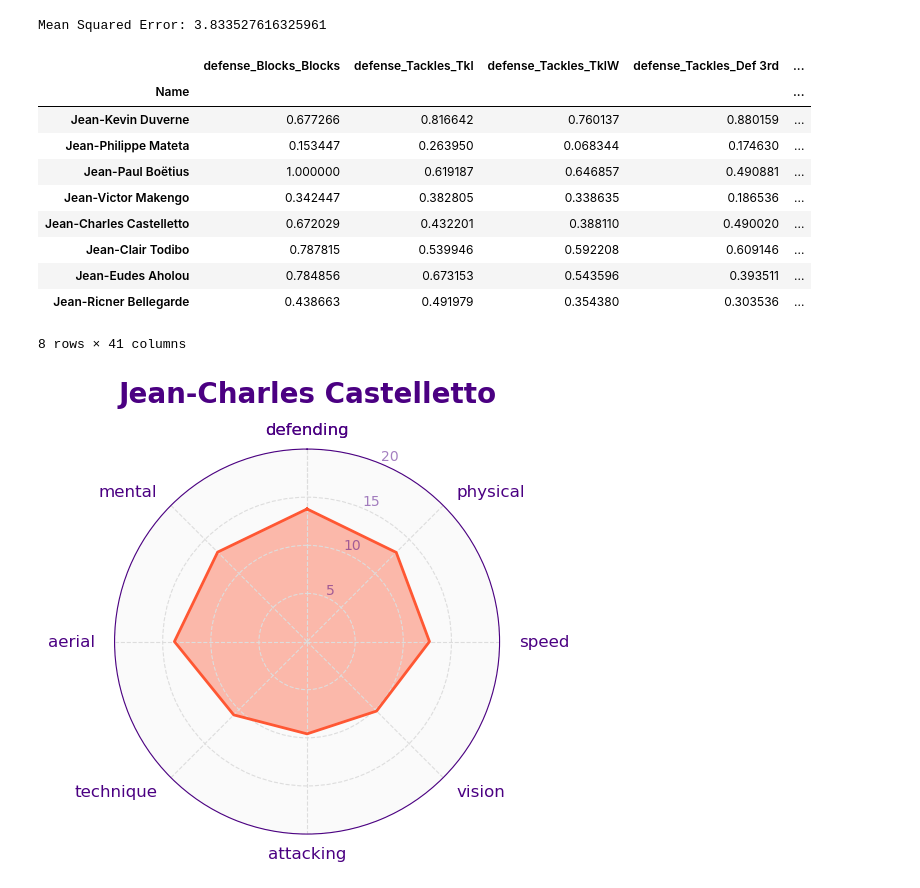
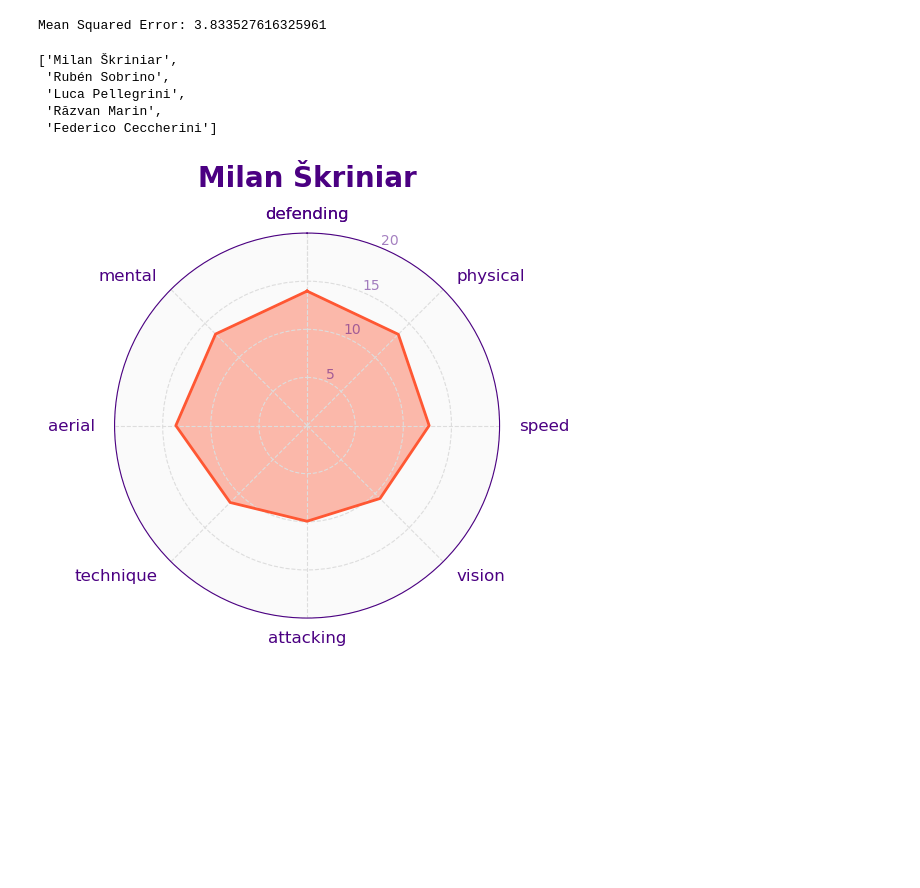
Before and after one commit to alibekk93/FM_skills_prediction, a Jupyter notebook: notebooks/03_MVPs.ipynb, the cells around one changed output. Saved outputs shown, nothing was run; the diff lists cells and outputs as text; code cells hidden in the pictures; blank space fills up the shorter version.

```diff
--- a/notebooks/03_MVPs.ipynb
+++ b/notebooks/03_MVPs.ipynb
@@ -62,17 +62,3 @@ Mean Squared Error: 3.833527616325961
 import matplotlib.pyplot as plt
 import seaborn as sns
 from modules.fm_functions import *
-# %%
-X[X.index.str[:5]=='Jean-']
-# %% [output]
-|  | defense_Blocks_Blocks | defense_Tackles_Tkl | defense_Tackles_TklW | defense_Tackles_Def 3rd | ... |
-| Name |  |  |  |  | ... |
-| Jean-Kevin Duverne | 0.677266 | 0.816642 | 0.760137 | 0.880159 | ... |
-| Jean-Philippe Mateta | 0.153447 | 0.263950 | 0.068344 | 0.174630 | ... |
-| Jean-Paul Boëtius | 1.000000 | 0.619187 | 0.646857 | 0.490881 | ... |
-| Jean-Victor Makengo | 0.342447 | 0.382805 | 0.338635 | 0.186536 | ... |
-| Jean-Charles Castelletto | 0.672029 | 0.432201 | 0.388110 | 0.490020 | ... |
-| Jean-Clair Todibo | 0.787815 | 0.539946 | 0.592208 | 0.609146 | ... |
-| Jean-Eudes Aholou | 0.784856 | 0.673153 | 0.543596 | 0.393511 | ... |
-| Jean-Ricner Bellegarde | 0.438663 | 0.491979 | 0.354380 | 0.303536 | ... |
-8 rows × 41 columns
@@ -79,14 +107,22 @@ X[X.index.str[:5]=='Jean-']
+# %%
+find_most_similar_strings('skrinj', X.index)
+# %% [output]
+['Milan Škriniar',
+ 'Rubén Sobrino',
+ 'Luca Pellegrini',
+ 'Răzvan Marin',
+ 'Federico Ceccherini']
 # %%
-test_name = 'Jean-Charles Castelletto'
+test_name = 'Milan Škriniar'
 
 predictions = mlp.predict(X.loc[[test_name]].values)
 
 test = pd.Series(predictions[0], index=y.columns)
 test['Name'] = test_name
 test = calculate_skill_nodes(test)
 plot_fm_radar(test, gk=False)
 # %% [output]
-[figure, old version]
+[figure, new version]
 # %%
 real = y.loc[[test_name]].values
 
```
Also changed, not shown: parts of 5 cells of this notebook.
